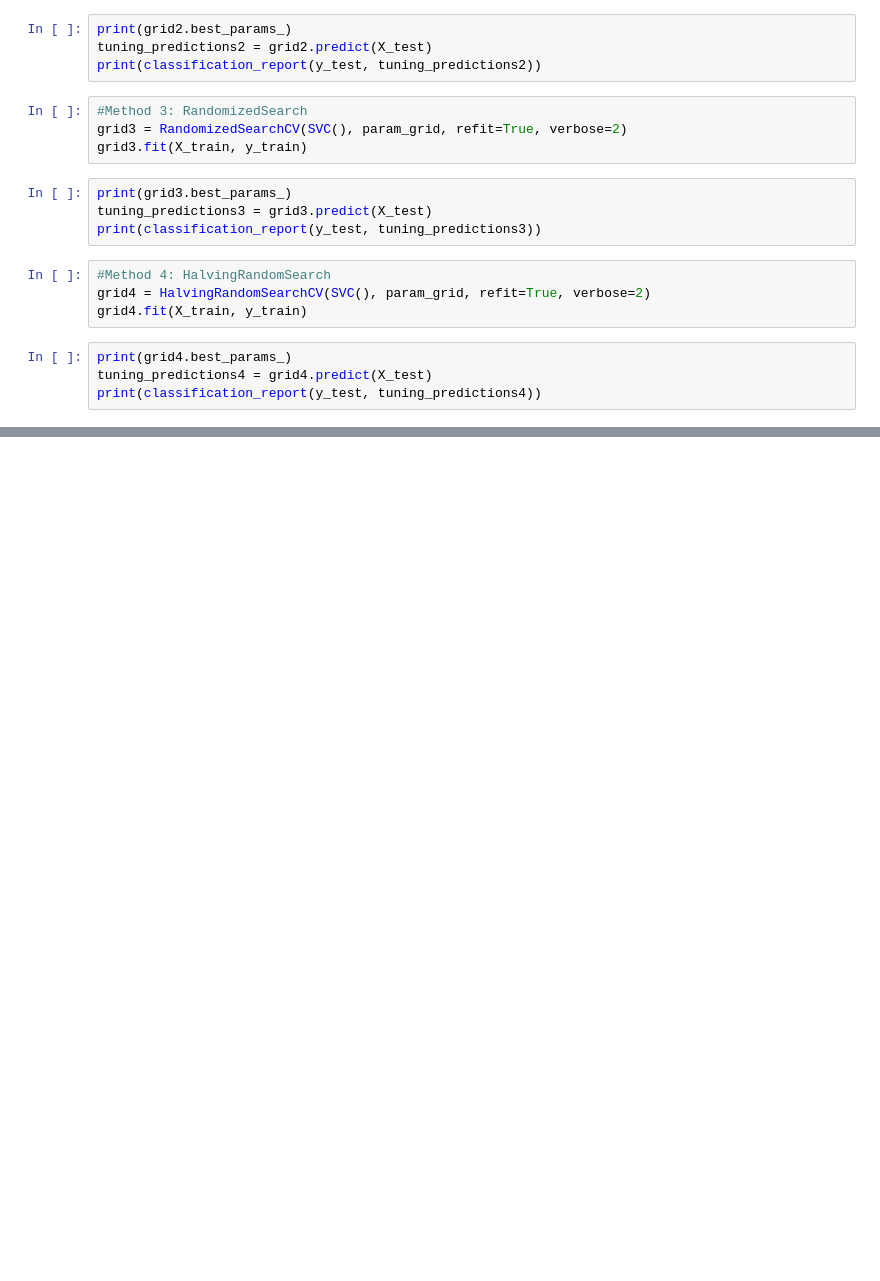
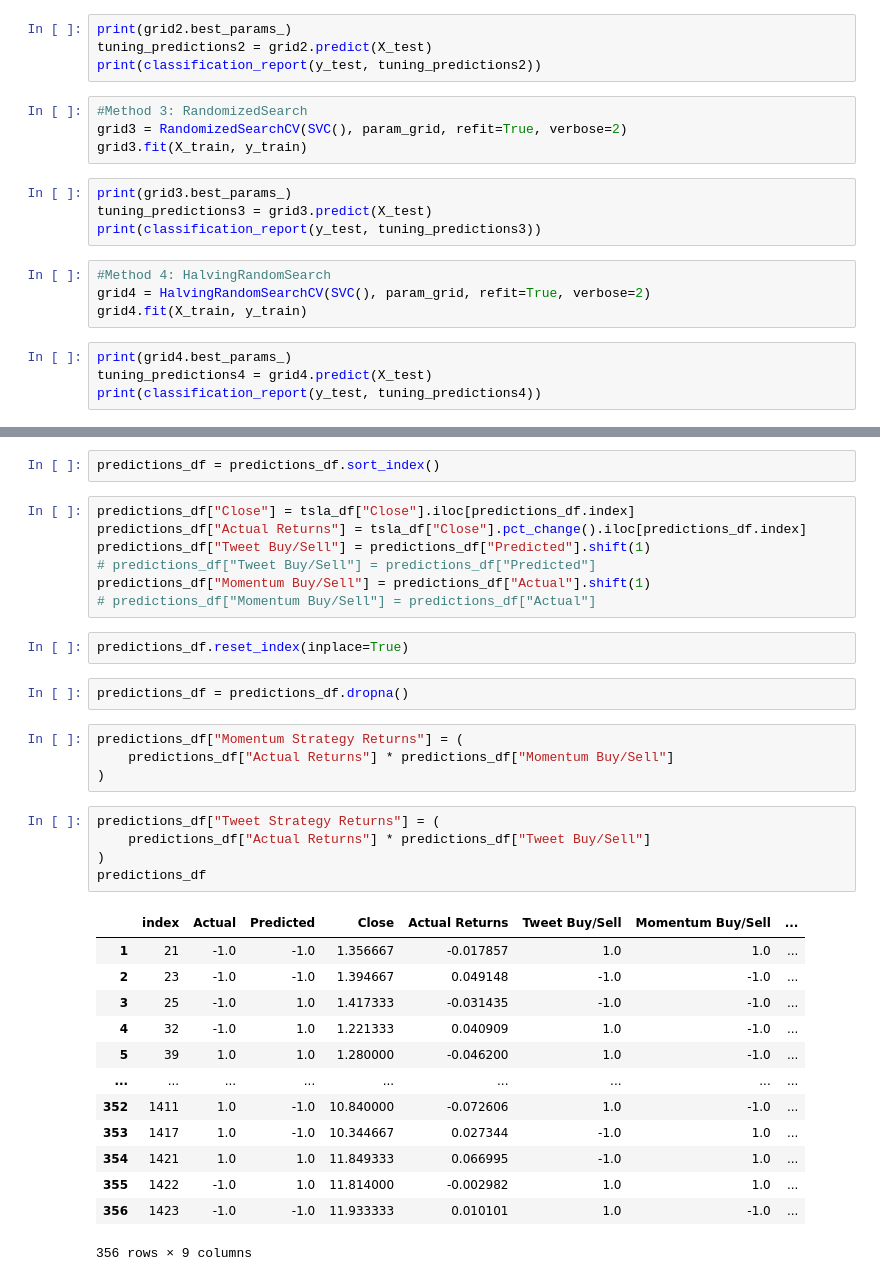
Before and after one commit to smruthid/ElonTweetAnalysis, a Jupyter notebook: lab.ipynb, the cells around one changed output, grey strips where cells are left out. Drawn from its saved outputs; the diff is of its cells as text; blank space fills up the shorter version.

```diff
--- a/lab.ipynb
+++ b/lab.ipynb
@@ -170,0 +177,36 @@ print(classification_report(y_test, tuning_predictions4))
+# %%
+predictions_df = predictions_df.sort_index()
+# %%
+predictions_df["Close"] = tsla_df["Close"].iloc[predictions_df.index]
+predictions_df["Actual Returns"] = tsla_df["Close"].pct_change().iloc[predictions_df.index]
+predictions_df["Tweet Buy/Sell"] = predictions_df["Predicted"].shift(1)
+# predictions_df["Tweet Buy/Sell"] = predictions_df["Predicted"]
+predictions_df["Momentum Buy/Sell"] = predictions_df["Actual"].shift(1)
+# predictions_df["Momentum Buy/Sell"] = predictions_df["Actual"]
+# %%
+predictions_df.reset_index(inplace=True)
+# %%
+predictions_df = predictions_df.dropna()
+# %%
+predictions_df["Momentum Strategy Returns"] = (
+    predictions_df["Actual Returns"] * predictions_df["Momentum Buy/Sell"]
+)
+# %%
+predictions_df["Tweet Strategy Returns"] = (
+    predictions_df["Actual Returns"] * predictions_df["Tweet Buy/Sell"]
+)
+predictions_df
+# %% [output]
+|  | index | Actual | Predicted | Close | Actual Returns | Tweet Buy/Sell | Momentum Buy/Sell | ... |
+| 1 | 21 | -1.0 | -1.0 | 1.356667 | -0.017857 | 1.0 | 1.0 | ... |
+| 2 | 23 | -1.0 | -1.0 | 1.394667 | 0.049148 | -1.0 | -1.0 | ... |
+| 3 | 25 | -1.0 | 1.0 | 1.417333 | -0.031435 | -1.0 | -1.0 | ... |
+| 4 | 32 | -1.0 | 1.0 | 1.221333 | 0.040909 | 1.0 | -1.0 | ... |
+| 5 | 39 | 1.0 | 1.0 | 1.280000 | -0.046200 | 1.0 | -1.0 | ... |
+| ... | ... | ... | ... | ... | ... | ... | ... | ... |
+| 352 | 1411 | 1.0 | -1.0 | 10.840000 | -0.072606 | 1.0 | -1.0 | ... |
+| 353 | 1417 | 1.0 | -1.0 | 10.344667 | 0.027344 | -1.0 | 1.0 | ... |
+| 354 | 1421 | 1.0 | 1.0 | 11.849333 | 0.066995 | -1.0 | 1.0 | ... |
+| 355 | 1422 | -1.0 | 1.0 | 11.814000 | -0.002982 | 1.0 | 1.0 | ... |
+| 356 | 1423 | -1.0 | -1.0 | 11.933333 | 0.010101 | 1.0 | -1.0 | ... |
+356 rows × 9 columns
```
Also changed, not shown: parts of 4 cells of this notebook, 1 other file.
